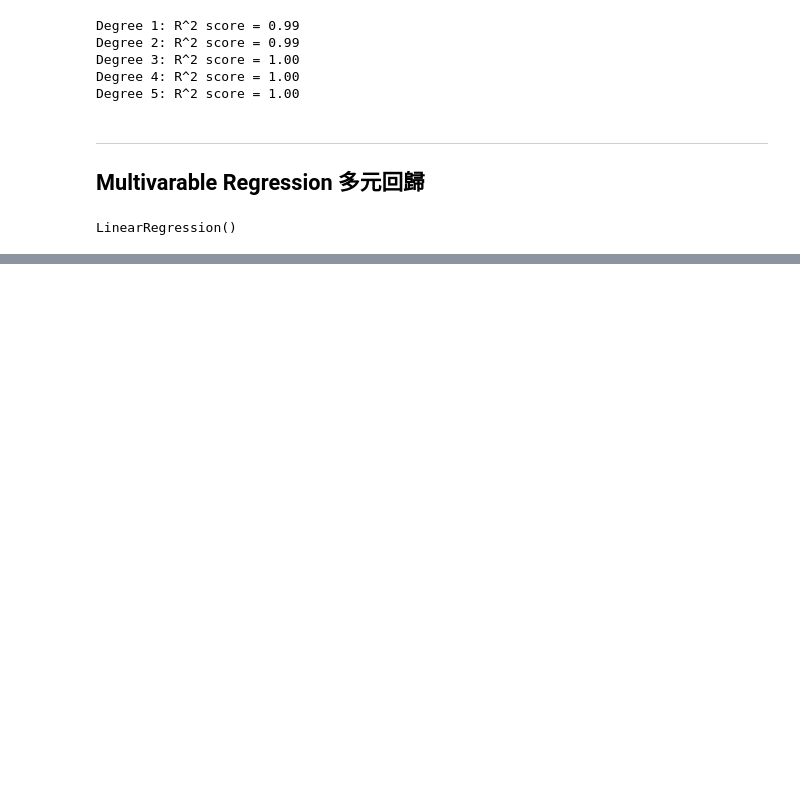
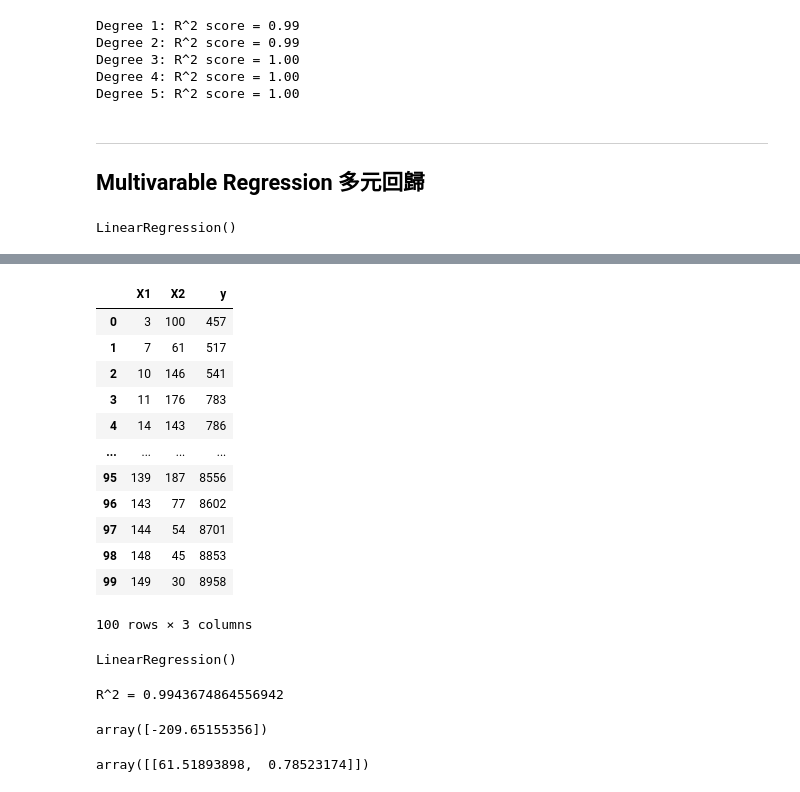
Before and after one commit to Ning306/Machine-learning-method-practice, a Jupyter notebook: 迴歸模型/迴歸.ipynb, the cells around one changed output, grey strips where cells are left out. Saved outputs shown, nothing was run; the diff lists cells and outputs as text; code cells hidden in the pictures; blank space fills up the shorter version.

Commit message:
Multivarable Regression、Lasso、Ridge

```diff
--- a/迴歸模型/迴歸.ipynb
+++ b/迴歸模型/迴歸.ipynb
@@ -285,0 +301,15 @@ branch main
+# %%
+import random
+# 設定隨機種子
+random.seed(33)
+
+# 產生 50 個 1 到 100 之間的小到大隨機數字
+# 假設random_numbers_size是房子的坪數、random_numbers_distance是房子到市中心距離、random_numbers_price是房子的價錢
+random_numbers_size = sorted(random.sample(range(3, 150), 100))
+random_numbers_distance = random.sample(range(20,200), 100)
+random_numbers_price = sorted(random.sample(range(400, 9000), 100))
+
+# 顯示隨機數字
+print(f'size:{random_numbers_size}')
+print(f'distance:{random_numbers_distance}')
+print(f'price:{random_numbers_price}')
@@ -285,0 +320,38 @@ branch main
+# %%
+series_dict = {'X1':random_numbers_size, 'X2':random_numbers_distance, 'y':random_numbers_price}
+df = pd.DataFrame(series_dict)
+X = df [['X1','X2']]
+y = df[['y']]
+df
+# %% [output]
+|  | X1 | X2 | y |
+| 0 | 3 | 100 | 457 |
+| 1 | 7 | 61 | 517 |
+| 2 | 10 | 146 | 541 |
+| 3 | 11 | 176 | 783 |
+| 4 | 14 | 143 | 786 |
+| ... | ... | ... | ... |
+| 95 | 139 | 187 | 8556 |
+| 96 | 143 | 77 | 8602 |
+| 97 | 144 | 54 | 8701 |
+| 98 | 148 | 45 | 8853 |
+| 99 | 149 | 30 | 8958 |
+100 rows × 3 columns
+# %%
+regr = linear_model.LinearRegression()
+regr.fit(X, y)
+# %% [output]
+LinearRegression()
+# %%
+R2 = regr.score(X, y)
+print(f'R^2 = {R2}')
+# %% [output]
+R^2 = 0.9943674864556942
+# %%
+regr.intercept_ #此數字在實務上不合理
+# %% [output]
+array([-209.65155356])
+# %%
+regr.coef_
+# %% [output]
+array([[61.51893898,  0.78523174]])
```
Also changed, not shown: parts of 24 cells of this notebook.
